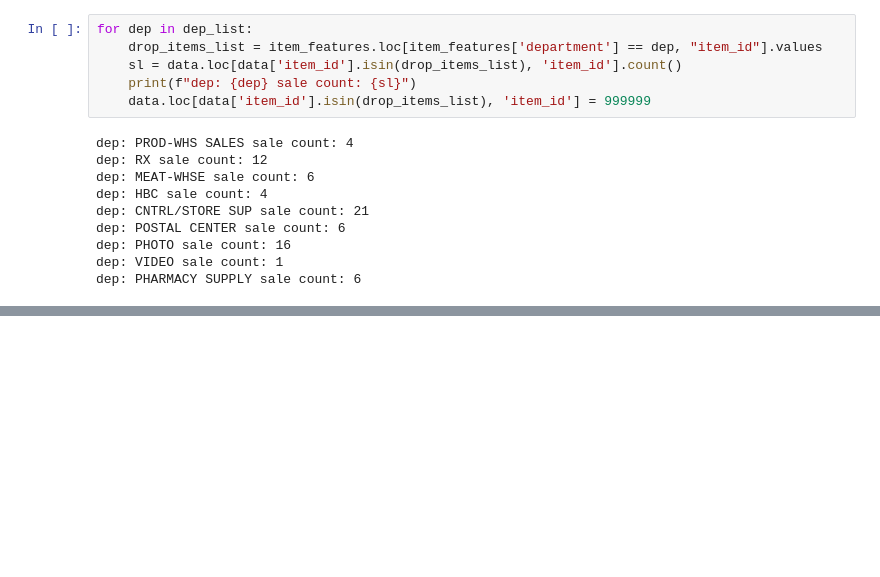
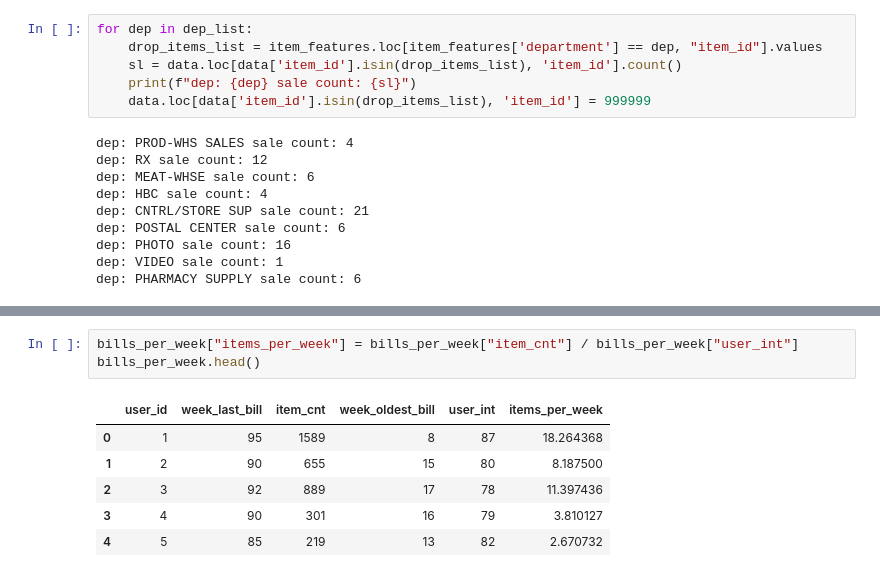
Before and after one commit to VitalyGladyshev/gb_rec_sys, a Jupyter notebook: coursework/cw_eda_glvv.ipynb, the cells around one changed output, grey strips where cells are left out. Drawn from its saved outputs; the diff is of its cells as text; blank space fills up the shorter version.

```diff
--- a/coursework/cw_eda_glvv.ipynb
+++ b/coursework/cw_eda_glvv.ipynb
@@ -451,0 +699,10 @@ dep: PHARMACY SUPPLY sale count: 6
+# %%
+bills_per_week["items_per_week"] = bills_per_week["item_cnt"] / bills_per_week["user_int"]
+bills_per_week.head()
+# %% [output]
+|  | user_id | week_last_bill | item_cnt | week_oldest_bill | user_int | items_per_week |
+| 0 | 1 | 95 | 1589 | 8 | 87 | 18.264368 |
+| 1 | 2 | 90 | 655 | 15 | 80 | 8.187500 |
+| 2 | 3 | 92 | 889 | 17 | 78 | 11.397436 |
+| 3 | 4 | 90 | 301 | 16 | 79 | 3.810127 |
+| 4 | 5 | 85 | 219 | 13 | 82 | 2.670732 |
```
Also changed, not shown: parts of 24 cells of this notebook.
